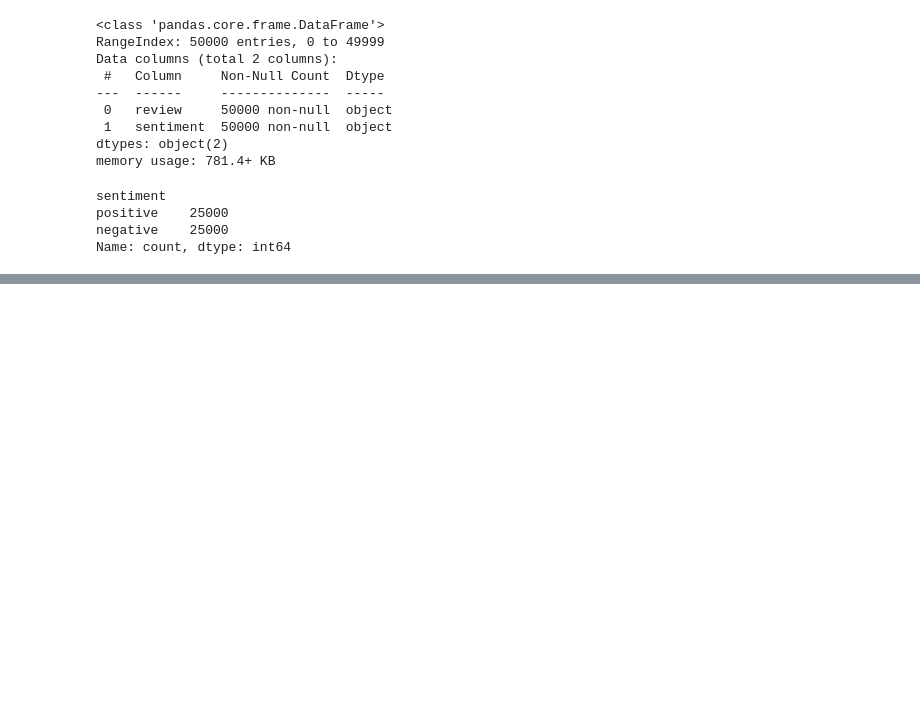
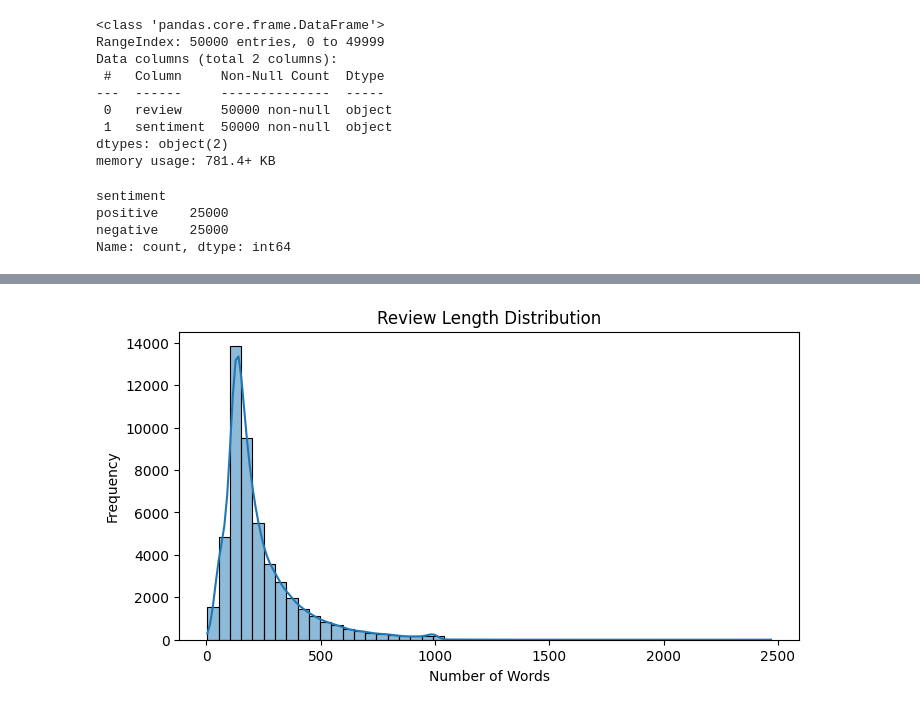
Before and after one commit to Vu-PTIT/LearnAi_Vu, a Jupyter notebook: Bao_cao_TuanVu_Tuan7/Thuc_hanh/imdb_movie.ipynb, the cells around one changed output, grey strips where cells are left out. Cells and saved outputs as stored; diff of their text form; code cells hidden in the pictures; blank space fills up the shorter version.

```diff
--- a/Bao_cao_TuanVu_Tuan7/Thuc_hanh/imdb_movie.ipynb
+++ b/Bao_cao_TuanVu_Tuan7/Thuc_hanh/imdb_movie.ipynb
@@ -57,0 +58,2 @@ imdb_movie['review'][0]
+# %%
+imdb_movie['review_length']=imdb_movie['review'].apply(lambda x : len(x.split()))
@@ -57,0 +80,9 @@ imdb_movie['review'][0]
+# %%
+plt.figure(figsize=(8, 4))
+sns.histplot(imdb_movie['review_length'], bins=50, kde=True)
+plt.title("Review Length Distribution")
+plt.xlabel("Number of Words")
+plt.ylabel("Frequency")
+plt.show()
+# %% [output]
+[figure, added]
```
Also changed, not shown: parts of 4 cells of this notebook.
